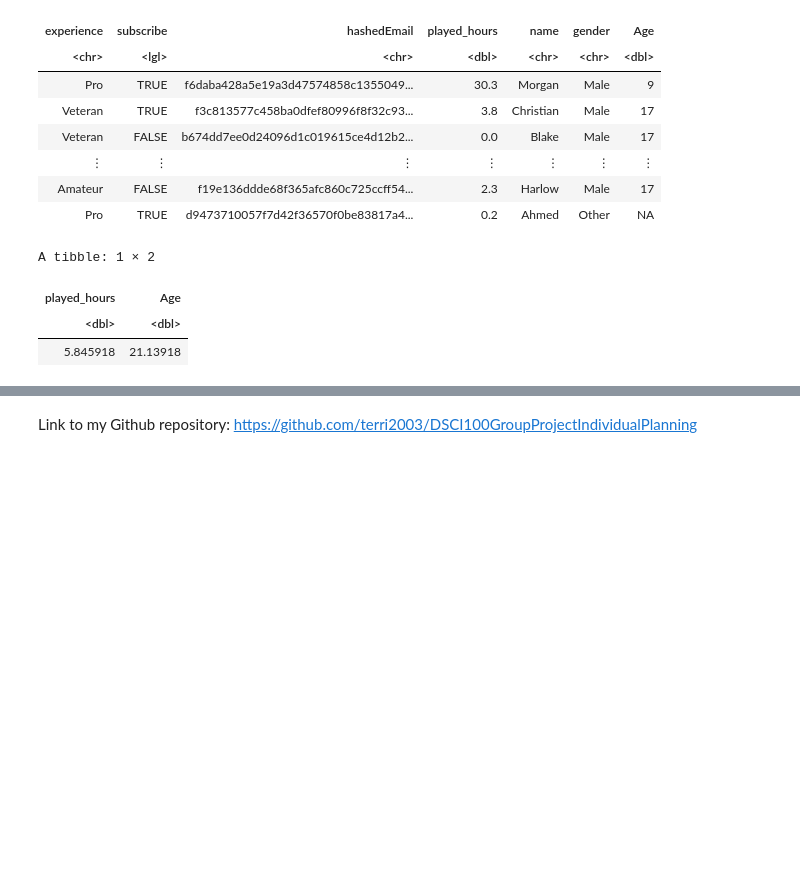
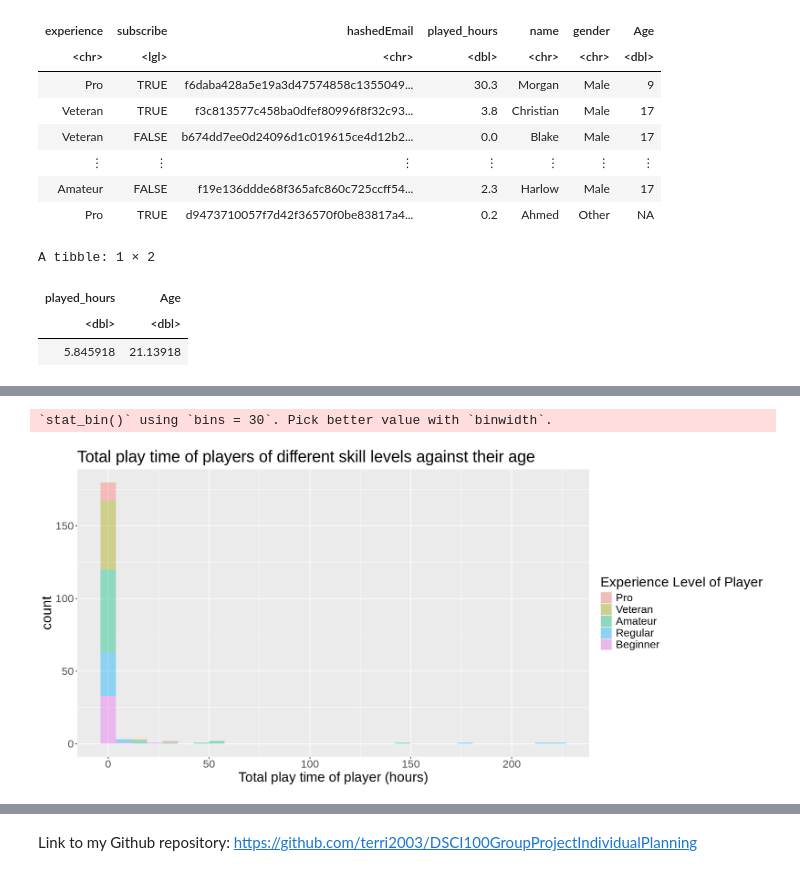
Before and after one commit to terri2003/DSCI100GroupProjectIndividualPlanning, a Jupyter notebook: TerenceFung_82677527_IndividualPlanning_Group16.ipynb, the cells around one changed output, grey strips where cells are left out. Saved outputs shown, nothing was run; the diff lists cells and outputs as text; code cells hidden in the pictures; blank space fills up the shorter version.

```diff
--- a/TerenceFung_82677527_IndividualPlanning_Group16.ipynb
+++ b/TerenceFung_82677527_IndividualPlanning_Group16.ipynb
@@ -165,0 +174,11 @@ Warning message:
+# %%
+players_exp_his <- players |>
+    mutate(experience=as_factor(experience)) |>
+    ggplot(aes(x=played_hours, fill= experience)) +
+    geom_histogram(alpha = 0.4) +
+    labs(x= "Total play time of player (hours)", fill= "Experience Level of Player", title = "Total play time of players of different skill levels against their age") +
+    theme(text = element_text(size=20))
+players_exp_his
+# %% [output]
+`stat_bin()` using `bins = 30`. Pick better value with `binwidth`.
+[figure, added]
```
Also changed, not shown: parts of 8 cells of this notebook.
